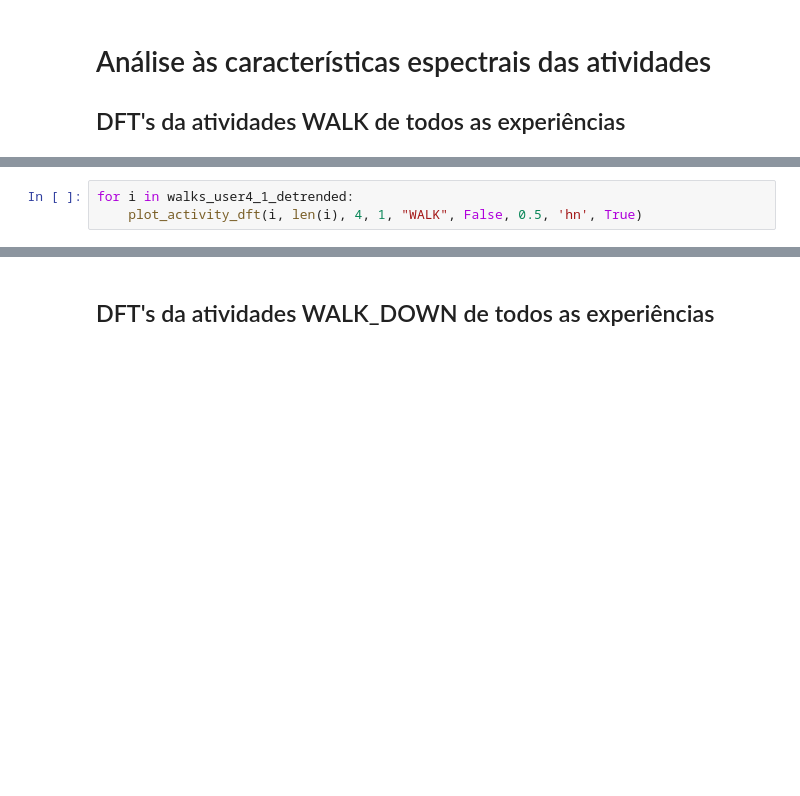
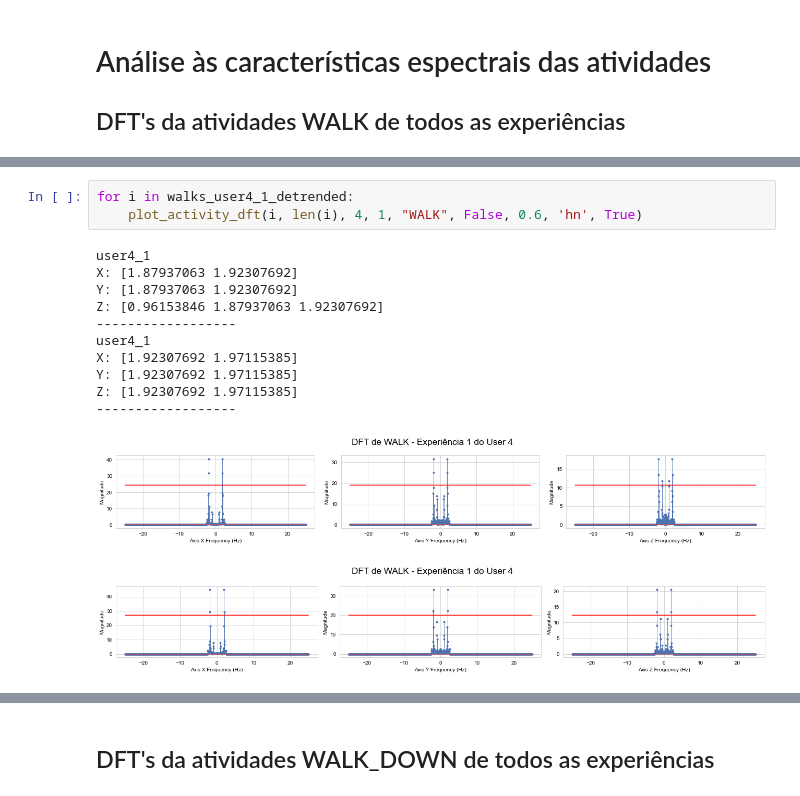
Before and after one commit to joelpoliveira/ProjetoATD, a Jupyter notebook: Main/Joel_main.ipynb, the cells around one changed output, grey strips where cells are left out. Cells and saved outputs as stored; diff of their text form; blank space fills up the shorter version.

```diff
--- a/Main/Joel_main.ipynb
+++ b/Main/Joel_main.ipynb
@@ -1158,5 +1185,18 @@ for i in walks_user3_2_detrended:
 # %%
 for i in walks_user4_1_detrended:
-    plot_activity_dft(i, len(i), 4, 1, "WALK", False, 0.5, 'hn', True)
+    plot_activity_dft(i, len(i), 4, 1, "WALK", False, 0.6, 'hn', True)
+# %% [output]
+user4_1
+X: [1.87937063 1.92307692]
+Y: [1.87937063 1.92307692]
+Z: [0.96153846 1.87937063 1.92307692]
+------------------
+user4_1
+X: [1.92307692 1.97115385]
+Y: [1.92307692 1.97115385]
+Z: [1.92307692 1.97115385]
+------------------
+[figure, added]
+[figure, added]
 # %%
 for i in walks_user4_2_detrended:
```
Also changed, not shown: parts of 6 cells of this notebook, 1 other file.
